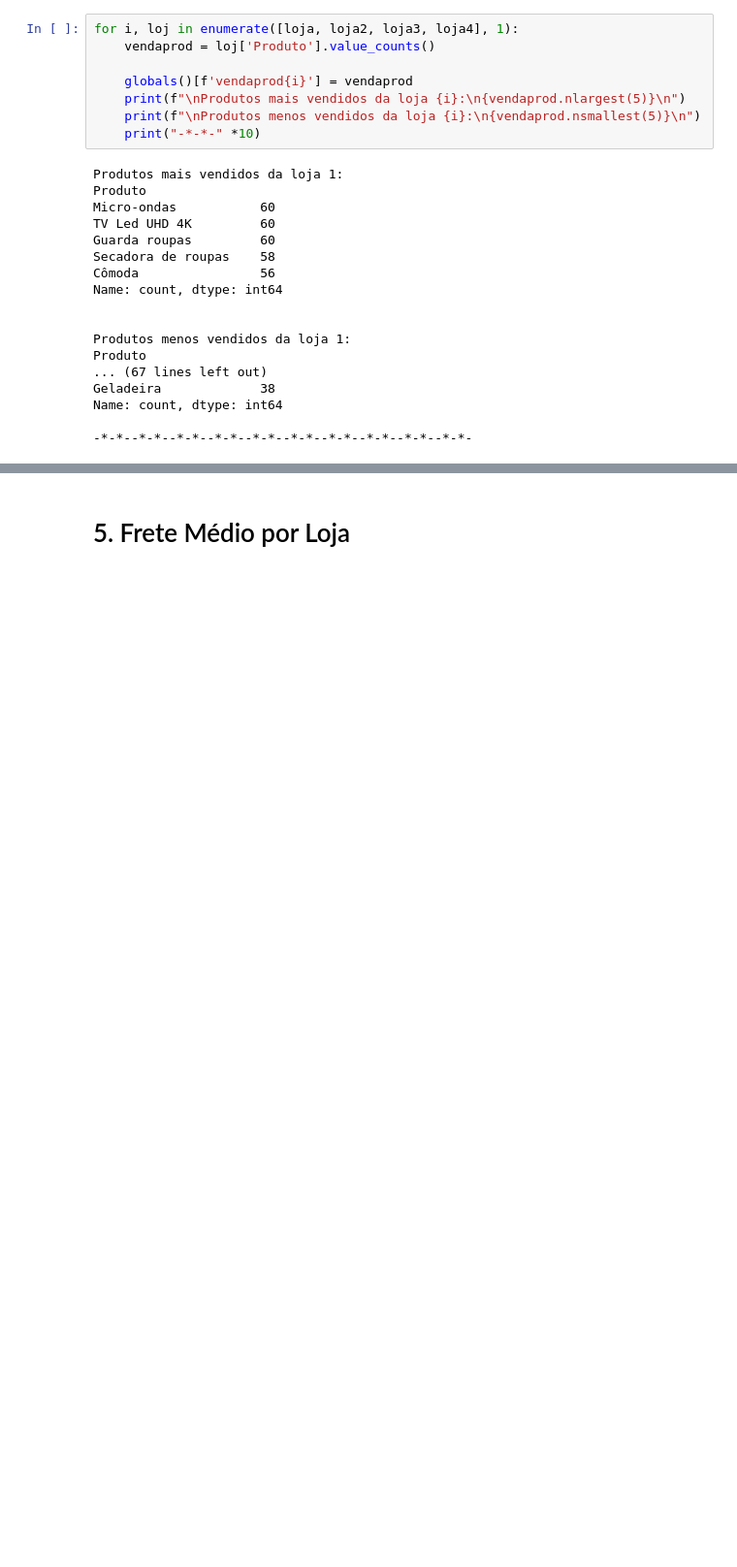
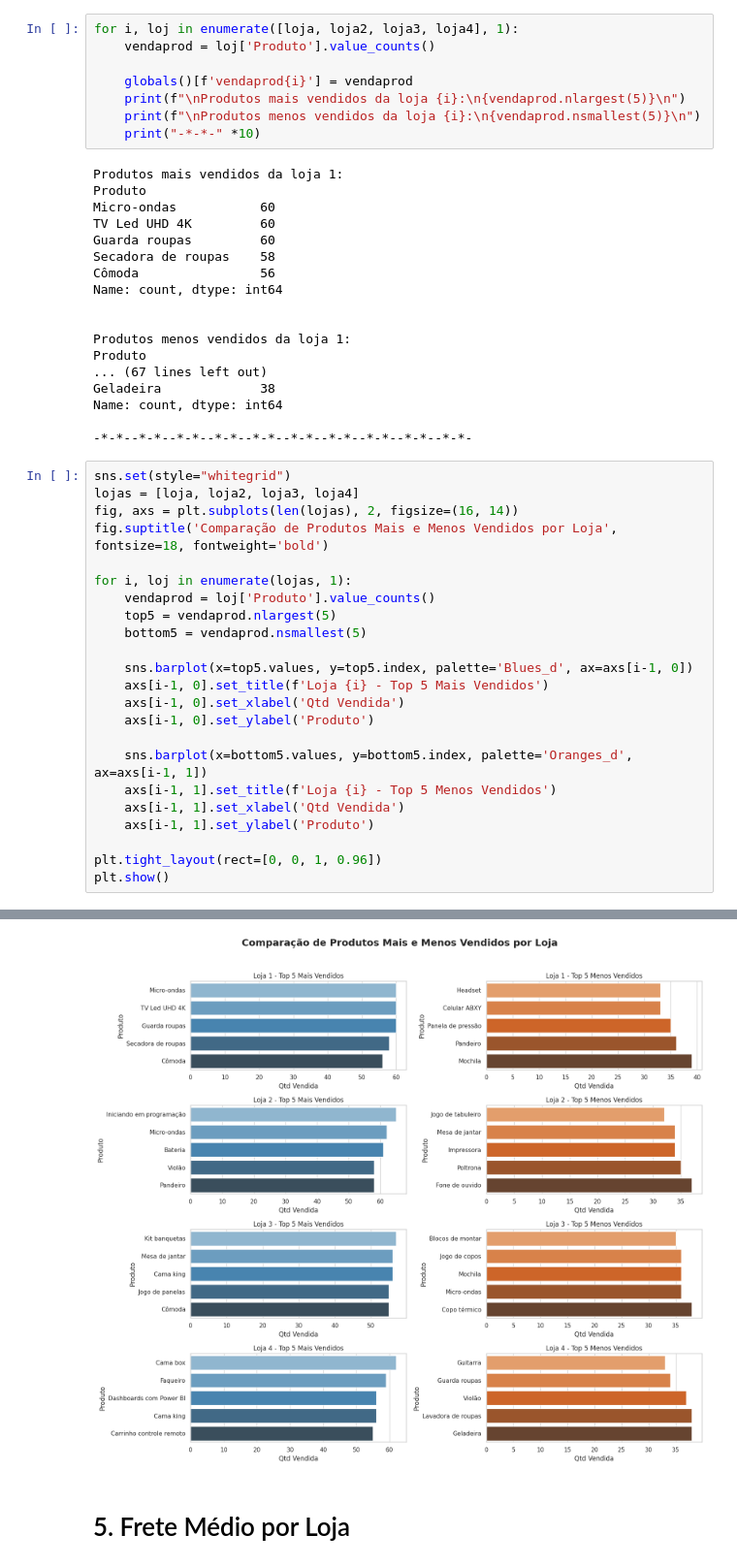
Before and after one commit to gabsrcha/Alura_Store_Analysis, a Jupyter notebook: AluraStoreBr.ipynb, the cells around one changed output, grey strips where cells are left out. Shown at 97% size. Saved outputs shown, nothing was run; the diff lists cells and outputs as text; blank space fills up the shorter version.

```diff
--- a/AluraStoreBr.ipynb
+++ b/AluraStoreBr.ipynb
@@ -284,3 +284,27 @@ Geladeira             38
 Name: count, dtype: int64
 
 -*-*--*-*--*-*--*-*--*-*--*-*--*-*--*-*--*-*--*-*-
+# %%
+sns.set(style="whitegrid")
+lojas = [loja, loja2, loja3, loja4]
+fig, axs = plt.subplots(len(lojas), 2, figsize=(16, 14))
+fig.suptitle('Comparação de Produtos Mais e Menos Vendidos por Loja', fontsize=18, fontweight='bold')
+
+for i, loj in enumerate(lojas, 1):
+    vendaprod = loj['Produto'].value_counts()
+    top5 = vendaprod.nlargest(5)
+    bottom5 = vendaprod.nsmallest(5)
+
+    sns.barplot(x=top5.values, y=top5.index, palette='Blues_d', ax=axs[i-1, 0])
+    axs[i-1, 0].set_title(f'Loja {i} - Top 5 Mais Vendidos')
+    axs[i-1, 0].set_xlabel('Qtd Vendida')
+    axs[i-1, 0].set_ylabel('Produto')
+
+    sns.barplot(x=bottom5.values, y=bottom5.index, palette='Oranges_d', ax=axs[i-1, 1])
+    axs[i-1, 1].set_title(f'Loja {i} - Top 5 Menos Vendidos')
+    axs[i-1, 1].set_xlabel('Qtd Vendida')
+    axs[i-1, 1].set_ylabel('Produto')
+
+plt.tight_layout(rect=[0, 0, 1, 0.96])
+plt.show()
+# %% [output]
@@ -287,3 +328,4 @@ Name: count, dtype: int64
+[figure, added]
 # %% [markdown]
 # 5. Frete Médio por Loja
 # %%
```
Also changed, not shown: parts of 6 cells of this notebook.
